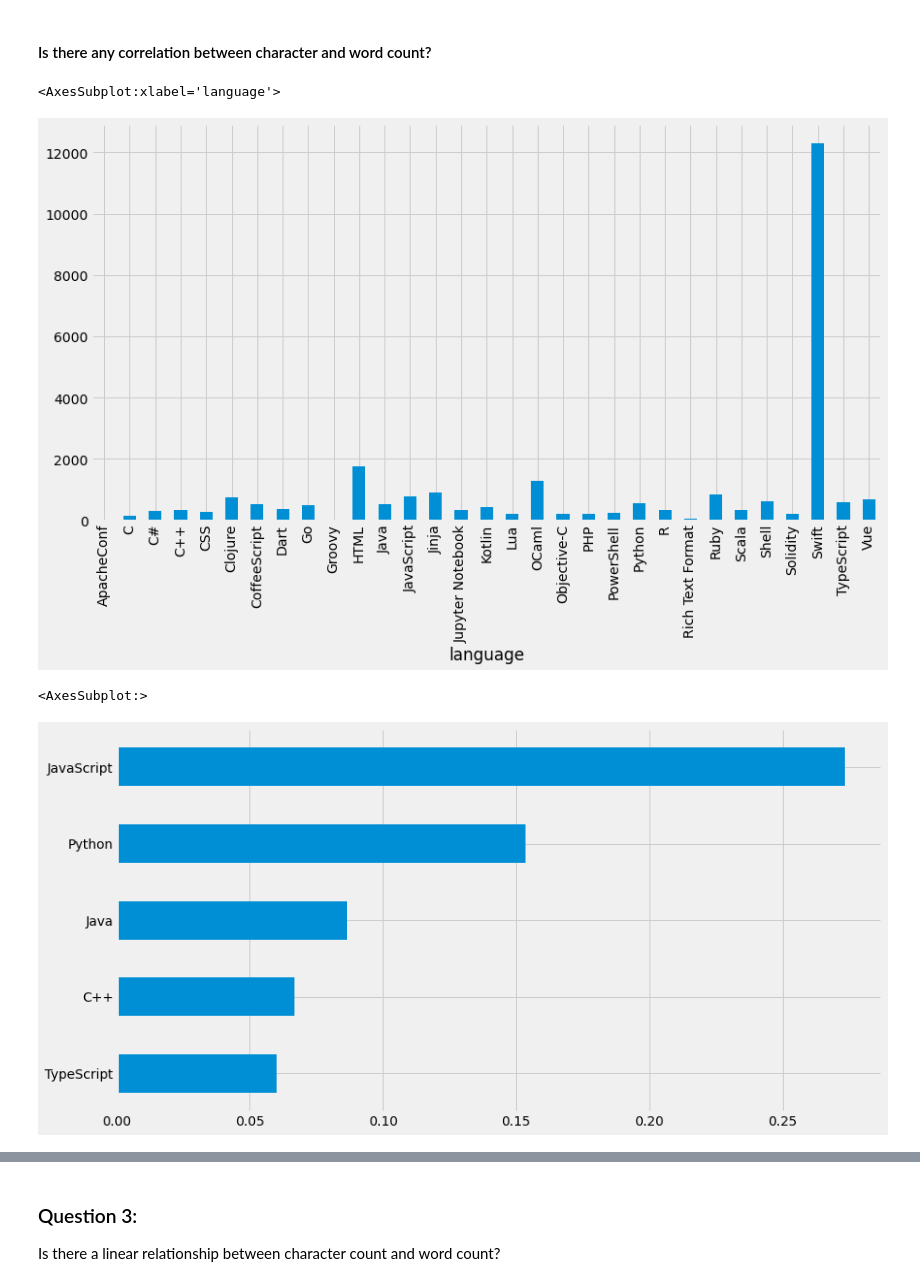
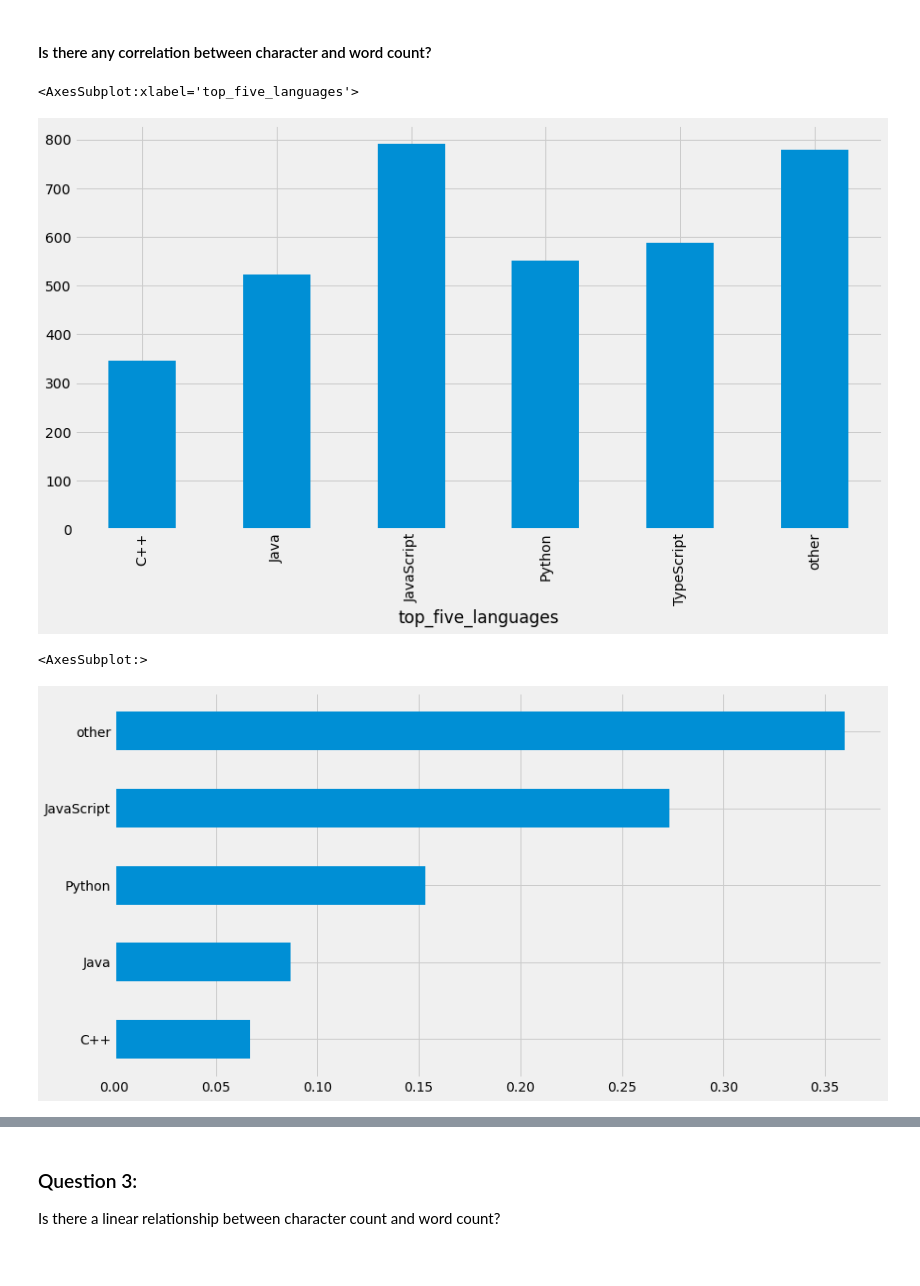
Before and after one commit to team2-nlp-project/team2-nlp-project, a Jupyter notebook: jerry_workbook.ipynb, the cells around one changed output, grey strips where cells are left out. Saved outputs shown, nothing was run; the diff lists cells and outputs as text; code cells hidden in the pictures.

```diff
--- a/jerry_workbook.ipynb
+++ b/jerry_workbook.ipynb
@@ -771,12 +784,12 @@ Text(0.5, 1.0, 'Top Bigrams for Each Language')
 # %% [markdown]
 #### Is there any correlation between character and word count?
 # %%
-df.groupby('language').word_count.mean().plot.bar()
+df.groupby('top_five_languages').word_count.mean().plot.bar()
 # %% [output]
-<AxesSubplot:xlabel='language'>
+<AxesSubplot:xlabel='top_five_languages'>
-[figure, old version]
+[figure, new version]
 # %%
-train.language.value_counts(ascending = True, normalize = True).tail().plot.barh()
+train.top_five_languages.value_counts(ascending = True, normalize = True).tail().plot.barh()
 # %% [output]
 <AxesSubplot:>
-[figure, old version]
+[figure, new version]
```
Also changed, not shown: parts of 16 cells of this notebook, 2 other files.
